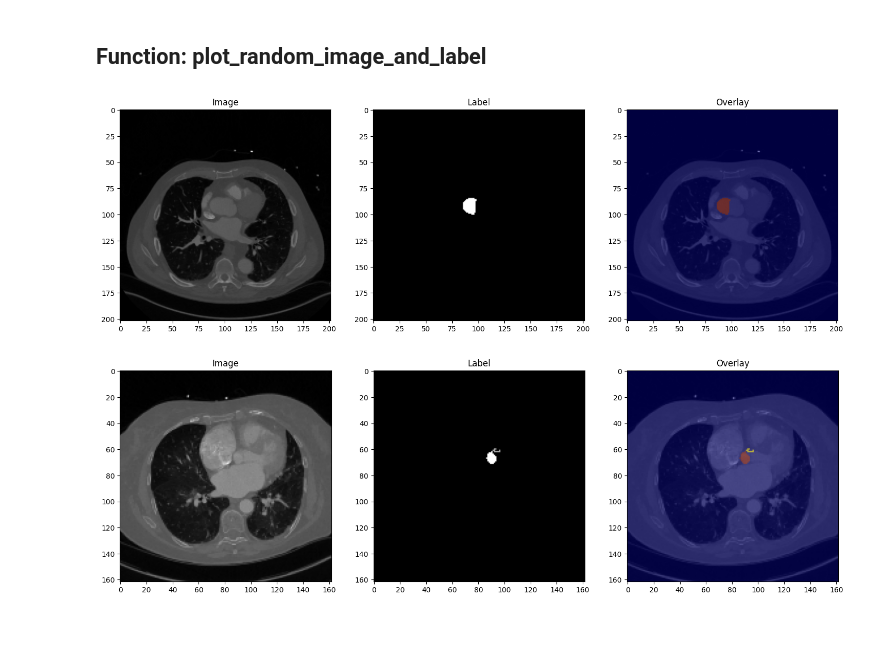
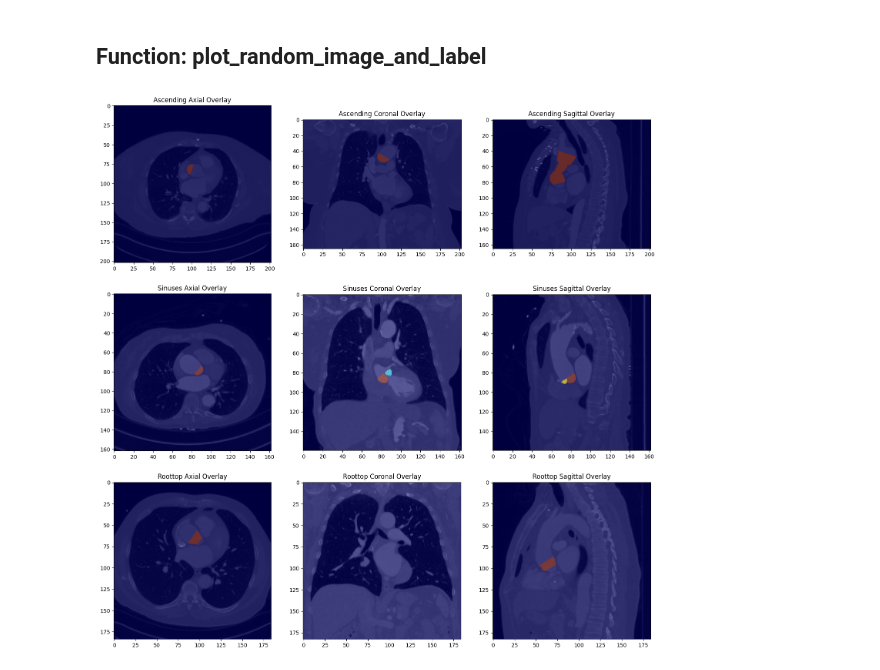
Before and after one commit to hongwei-cai/RapidAoV, a Jupyter notebook: data_preparation.ipynb, the cells around one changed output. Cells and saved outputs as stored; diff of their text form; code cells hidden in the pictures; blank space fills up the shorter version.

```diff
--- a/data_preparation.ipynb
+++ b/data_preparation.ipynb
@@ -10,12 +10,17 @@ import os
 import random
 import json
 import shutil
+
+import numpy as np
+import matplotlib.pyplot as plt
 import SimpleITK as sitk
-import numpy as np
+
+from concurrent.futures import ThreadPoolExecutor
 
 # Define variables for dataset types
 ascending = "Ascending"
 sinuses = "Sinuses"
+root_top = "RootTop"
 # %% [markdown]
 ## Downsampling
 ### Resample Images and Labels
@@ -379,60 +464,66 @@ Dataset JSON created at nnUNet_raw/Dataset002_Sinuses/dataset.json
 # %% [markdown]
 ## Function: plot_random_image_and_label
 # %%
-def plot_random_image_and_label(dataset_type):
+def plot_random_overlay(dataset_type):
     # Define the directories for resampled images and labels
-    images_dir = "LSS/ECE5995_AorticWall/Workplace_VincentCai/Resampled/Common_2mm_images"
-    labels_dir = f"LSS/ECE5995_AorticWall/Workplace_VincentCai/Resampled/{dataset_type}_2mm_labels"
+    images_dir = "/home/hongwcai/LSS/ECE5995_AorticWall/Workplace_VincentCai/Resampled/Common_2mm_images"
+    labels_dir = f"/home/hongwcai/LSS/ECE5995_AorticWall/Workplace_VincentCai/Resampled/{dataset_type}_2mm_labels"
 
     # Get a list of all image files in the images directory
     image_files = [f for f in os.listdir(images_dir) if f.endswith(".nii.gz")]
 
     # Randomly select one image file
     random_image_file = random.choice(image_files)
 
     # Construct the corresponding label file path
     label_file = random_image_file.replace(".nii.gz", f"_{dataset_type}.nii.gz")
 
     # Read the image and label using SimpleITK
     image_path = os.path.join(images_dir, random_image_file)
     label_path = os.path.join(labels_dir, label_file)
 
     image = sitk.ReadImage(image_path)
     label = sitk.ReadImage(label_path)
 
     # Ensure the origin, spacing, and direction are consistent
     label.SetOrigin(image.GetOrigin())
     label.SetSpacing(image.GetSpacing())
     label.SetDirection(image.GetDirection())
 
     # Convert the images to numpy arrays for plotting
     image_array = sitk.GetArrayFromImage(image)
     label_array = sitk.GetArrayFromImage(label)
 
-    # Plot the image and label side by side
-    fig, axes = plt.subplots(1, 3, figsize=(18, 6))
+    # Flip the images vertically if they appear upside down
+    image_array = np.flipud(image_array)
+    label_array = np.flipud(label_array)
 
-    axes[0].imshow(image_array[image_array.shape[0] // 2], cmap="gray")
-    axes[0].set_title("Image")
+    # Get the middle slices for overlay in axial, coronal, and sagittal planes
+    middle_axial = image_array.shape[0] // 2
+    middle_coronal = image_array.shape[1] // 2
+    middle_sagittal = image_array.shape[2] // 2
 
-    axes[1].imshow(label_array[label_array.shape[0] // 2], cmap="gray")
-    axes[1].set_title("Label")
+    return (image_array[middle_axial, :, :], label_array[middle_axial, :, :]), \
+           (image_array[:, middle_coronal, :], label_array[:, middle_coronal, :]), \
+           (image_array[:, :, middle_sagittal], label_array[:, :, middle_sagittal])
 
-    # Plot overlay
-    axes[2].imshow(image_array[image_array.shape[0] // 2], cmap="gray")
-    axes[2].imshow(label_array[label_array.shape[0] // 2], cmap="jet", alpha=0.5)
-    axes[2].set_title("Overlay")
+# Plot overlays for Ascending, Sinuses, and RootTop datasets in three rows
+fig, axes = plt.subplots(3, 3, figsize=(18, 18))
 
-    plt.show()
+datasets = [ascending, sinuses, root_top]
+planes = ['Axial', 'Coronal', 'Sagittal']
 
-# Call the function to plot a random image and its corresponding label for Ascending dataset
-plot_random_image_and_label(ascending)
+for i, dataset in enumerate(datasets):
+    axial_slices, coronal_slices, sagittal_slices = plot_random_overlay(dataset)
 
-# Call the function to plot a random image and its corresponding label for Sinuses dataset
-plot_random_image_and_label(sinuses)
+    for j, (image_slice, label_slice) in enumerate([axial_slices, coronal_slices, sagittal_slices]):
+        axes[i, j].imshow(image_slice, cmap="gray")
+        axes[i, j].imshow(label_slice, cmap="jet", alpha=0.5)
+        axes[i, j].set_title(f"{dataset.capitalize()} {planes[j]} Overlay")
+
+plt.show()
 # %% [output]
-[figure, old version]
+[figure, new version]
-[figure, removed]
 # %% [markdown]
 ## Summary and Next Steps
 
```
Also changed, not shown: parts of 8 cells of this notebook.
